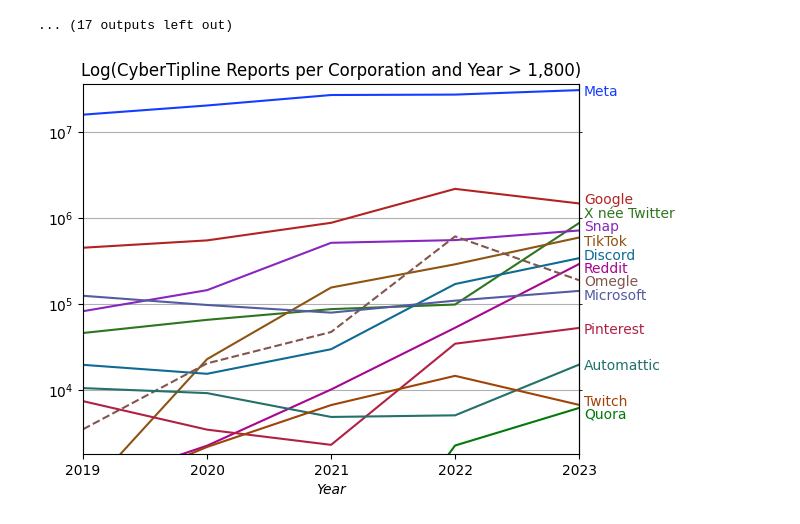
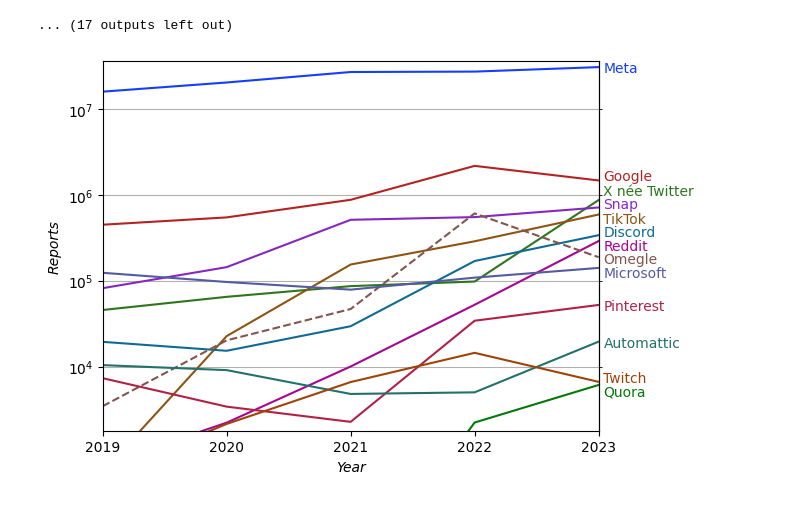
Before and after one commit to apparebit/diaphanous, a Jupyter notebook: analysis/platform.ipynb, the cells around one changed output. Drawn from its saved outputs; the diff is of its cells as text; code cells hidden in the pictures.

Commit message:
capture current state of analysis

```diff
--- a/analysis/platform.ipynb
+++ b/analysis/platform.ipynb
@@ -256,6 +256,7 @@ import math
 import matplotlib as mp
 import matplotlib.pyplot as plt
 
+# Currently unused:
 def mega_tick(y: int | float, _pos: object) -> str:
     if y == 0:
         return "0"
@@ -276,11 +277,11 @@ ncmec.loc["2020", "Twitch"] = 2_158
 
 ax = ncmec.plot()
 
-ax.set_title("Log(CyberTipline Reports per Corporation and Year > 1,800)")
+ax.set_title(None)
 ax.legend().remove()
 ax.set_xlabel("Year", fontstyle="italic")
-ax.get_yaxis().set_major_formatter(mp.ticker.FuncFormatter(mega_tick))
-ax.set_ylabel(None)
+# ax.get_yaxis().set_major_formatter(mp.ticker.FuncFormatter(mega_tick))
+ax.set_ylabel("Reports", fontstyle="italic")
 ax.grid(axis="y")
 ax.set_ylim(1800, 36_000_000)
 ax.set_yscale("symlog")
@@ -313,31 +314,31 @@ colors = [
     "#b32322",
     "#2d761d",
     "#8727c0",
     "#8d5412",
     "#0f6b94",
     "#a80590",
     "#82564f",
     "#545ba1",
     "#b12145",
     "#22716a",
     "#a04309",
     "#03790a",
 ]
 
 for platform, color, line, label in zip(
     PLATFORMS, colors, ax.get_lines(), alt.get_yticklabels()
 ):
     line.set_color(color)
     if platform == "Omegle":
         line.set_linestyle("dashed")
     label.set_color(color)
     raw_offset = offsets[platform]
     if raw_offset != 0:
         offset = mp.transforms.ScaledTranslation(
             0, raw_offset/72, ax.figure.dpi_scale_trans
         )
         label.set_transform(label.get_transform() + offset)
 
 ax.figure.savefig("../figure/reports-per-corporation-and-year.svg", bbox_inches='tight')
 # %% [output]
-[figure, old version]
+[figure, new version]
```
Also changed, not shown: 7 other files.
